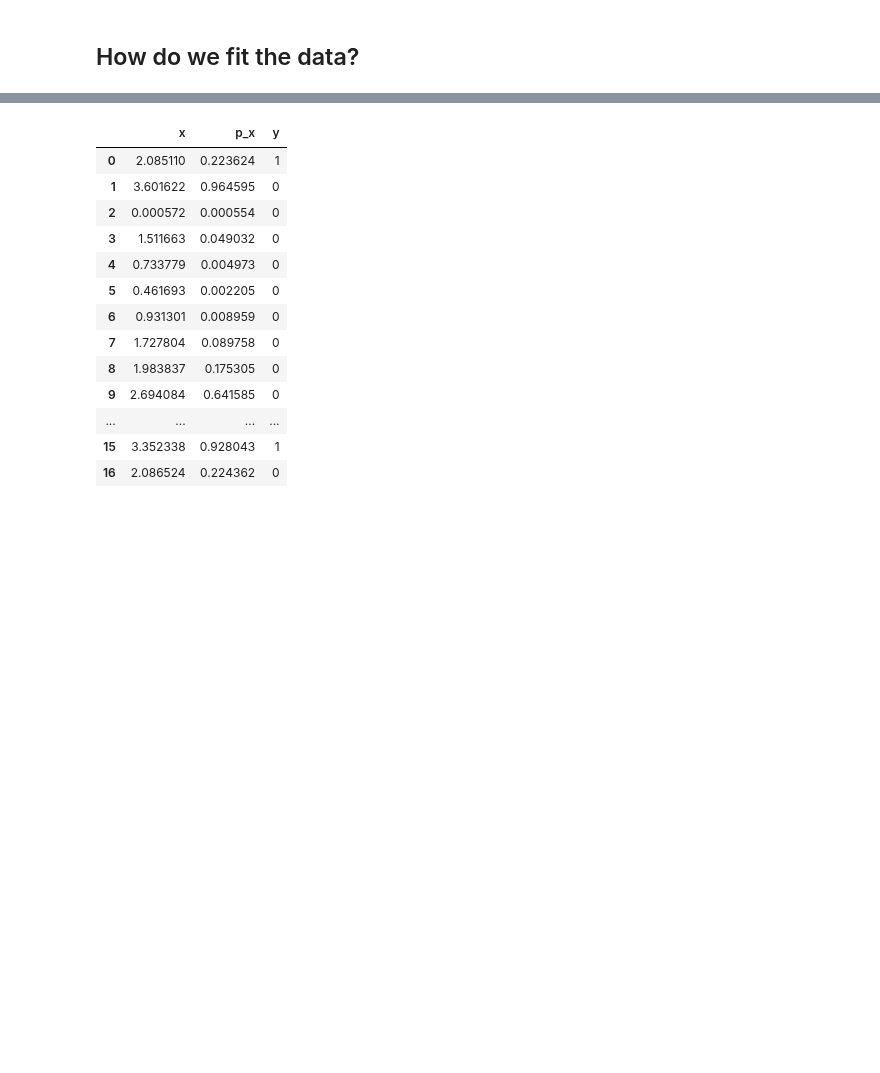
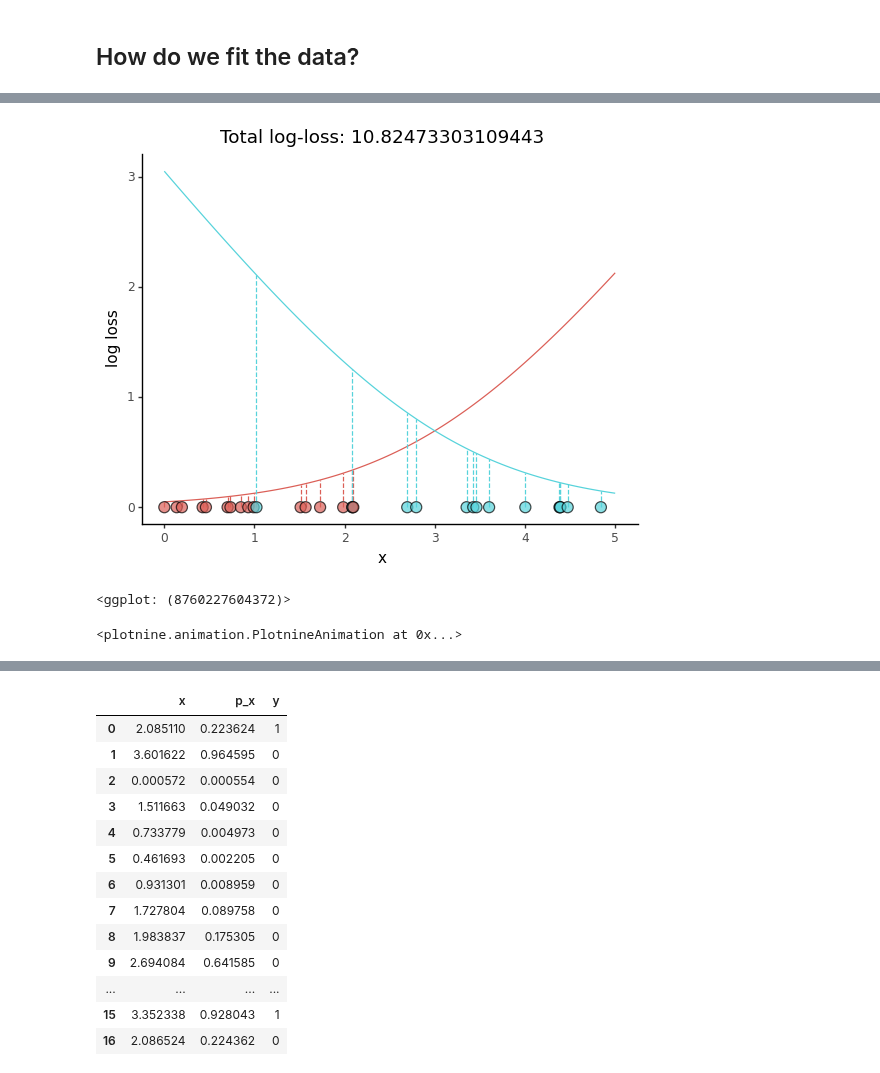
Before and after one commit to igor-sb/blog, a Jupyter notebook: notebooks/logistic_regression.ipynb, the cells around one changed output, grey strips where cells are left out. Saved outputs shown, nothing was run; the diff lists cells and outputs as text; code cells hidden in the pictures; blank space fills up the shorter version.

Commit message:
add animations for fits

```diff
--- a/notebooks/logistic_regression.ipynb
+++ b/notebooks/logistic_regression.ipynb
@@ -116,0 +149,51 @@ Then, what is the approach employed by logistic regression?
+# %%
+def create_smooth_logloss_data(k, x0, n_points=100):
+	x = np.linspace(0, 5, n_points)
+	p_x = logistic(x, k, x0)
+	return pd.DataFrame({
+		'x': np.concatenate((
+			x,
+			x
+		)),
+		'y': np.concatenate((
+			[0] * len(x),
+			[1] * len(x)
+		)),
+		'log_loss': np.concatenate((
+			log_loss(p_x, 0),
+			log_loss(p_x, 1)
+		)),
+	})
+# %%
+def plot_logistic_fit(k, x0, k_fit, x0_fit, n_points):
+	df = create_sample_data(k, x0, n_points)
+	df['p_x_fit'] = logistic(df['x'], k_fit, x0_fit)
+	df['log_loss'] = log_loss(df['p_x_fit'], df['y'])
+	logloss_df = create_smooth_logloss_data(k_fit, x0_fit)
+	return (
+		p9.ggplot(df, p9.aes('x'))
+		+ p9.geom_line(
+			data=logloss_df,
+			mapping=p9.aes(y='log_loss', color='factor(y)'),
+		)
+		+ p9.geom_linerange(
+		    mapping=p9.aes(ymin=0, ymax='log_loss', color='factor(y)'),
+		    linetype='dashed',
+		)
+		+ p9.geom_point(
+			mapping=p9.aes(y=0, fill='factor(y)'),
+			size=4,
+			alpha=0.7,
+			shape='o',
+		)
+		+ p9.scale_y_continuous(name='log loss')
+		+ p9.labels.ggtitle("Total log-loss: " + str(np.sum(df['log_loss'])))
+		+ p9.theme_classic()
+		+ p9.theme(legend_position='none')
+		# + ylim(0, 5)
+	)
+
+plot_logistic_fit(k=3, x0=2.5, k_fit=1, x0_fit=3, n_points=30)
+# %% [output]
+[figure, added]
+<ggplot: (8760227604372)>
@@ -116,0 +204,18 @@ Then, what is the approach employed by logistic regression?
+# %%
+# create plot animation
+plots = []
+for x0 in np.linspace(0, 5, num=20):
+    plots.append(
+        plot_logistic_fit(
+            k=3,
+            x0=2.5,
+            k_fit=3,
+            x0_fit=x0,
+            n_points=30
+        )
+    )
+
+ani = PlotnineAnimation(plots, interval=200, repeat_delay=500)
+ani
+# %% [output]
+<plotnine.animation.PlotnineAnimation at 0x...>
```
Also changed, not shown: parts of 13 cells of this notebook.
